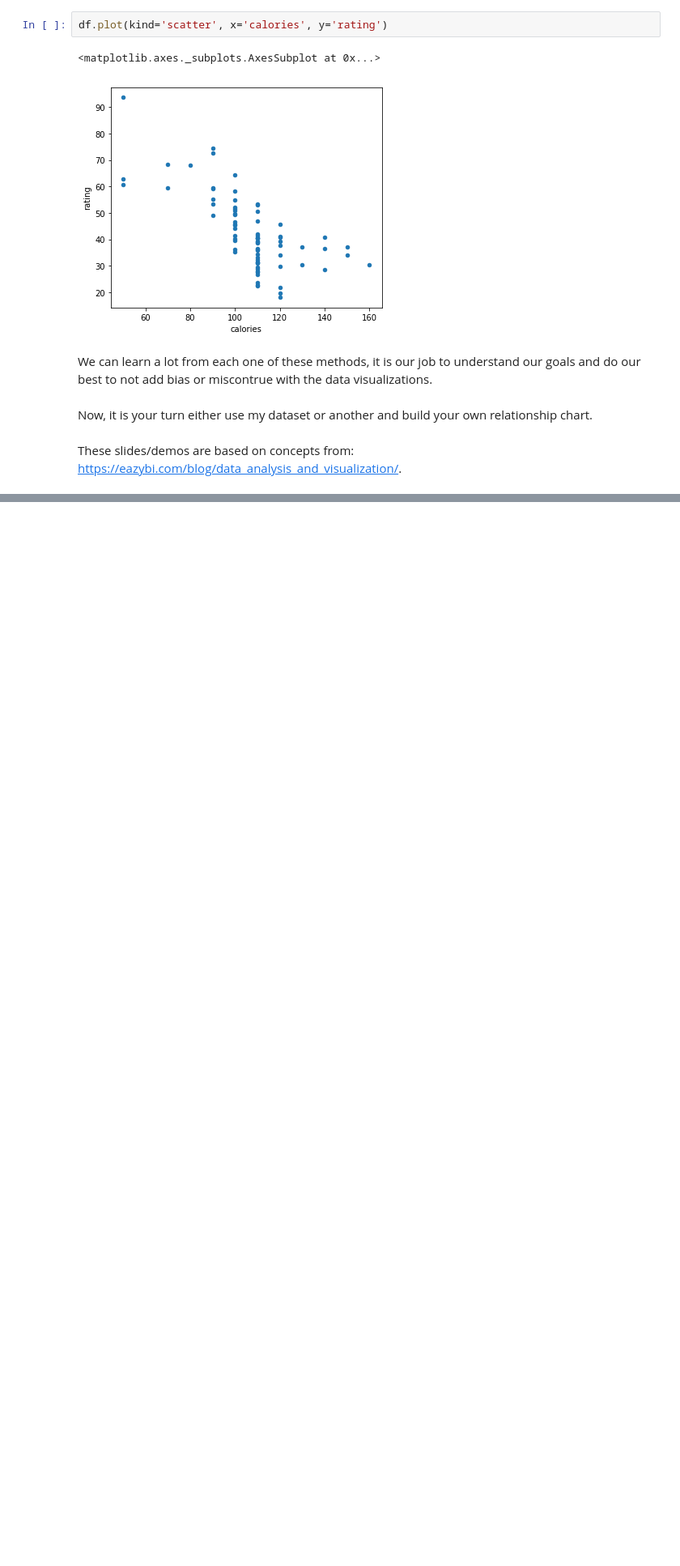
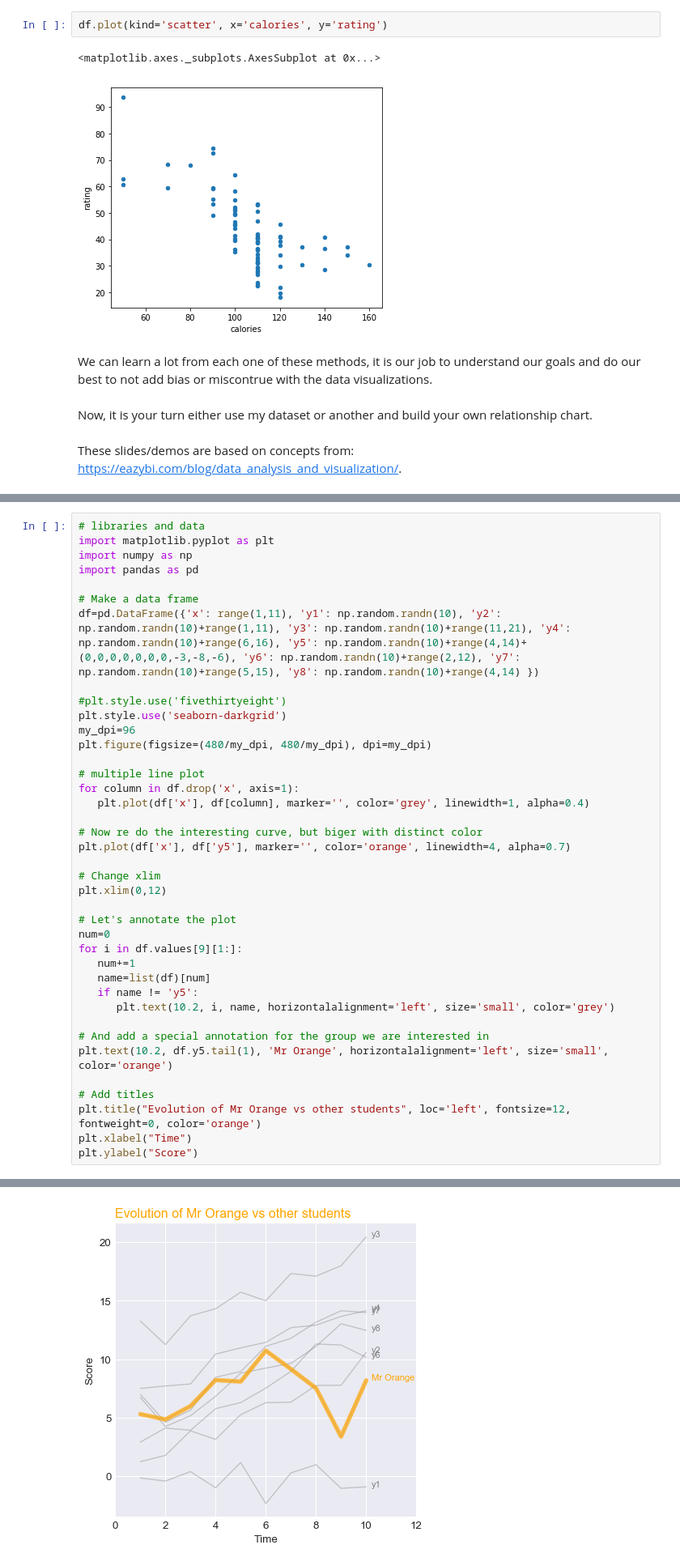
Before and after one commit to NurlanKhamzin/UIUC-iSchool-DataViz, a Jupyter notebook: fall2018/week06/lecture_week06.ipynb, the cells around one changed output, grey strips where cells are left out. Shown at 81% size. Cells and saved outputs as stored; diff of their text form; blank space fills up the shorter version.

```diff
--- a/fall2018/week06/lecture_week06.ipynb
+++ b/fall2018/week06/lecture_week06.ipynb
@@ -204,0 +419,40 @@ These slides/demos are based on concepts from: https://eazybi.com/blog/data_anal
+# %%
+# libraries and data
+import matplotlib.pyplot as plt
+import numpy as np
+import pandas as pd
+
+# Make a data frame
+df=pd.DataFrame({'x': range(1,11), 'y1': np.random.randn(10), 'y2': np.random.randn(10)+range(1,11), 'y3': np.random.randn(10)+range(11,21), 'y4': np.random.randn(10)+range(6,16), 'y5': np.random.randn(10)+range(4,14)+(0,0,0,0,0,0,0,-3,-8,-6), 'y6': np.random.randn(10)+range(2,12), 'y7': np.random.randn(10)+range(5,15), 'y8': np.random.randn(10)+range(4,14) })
+
+#plt.style.use('fivethirtyeight')
+plt.style.use('seaborn-darkgrid')
+my_dpi=96
+plt.figure(figsize=(480/my_dpi, 480/my_dpi), dpi=my_dpi)
+
+# multiple line plot
+for column in df.drop('x', axis=1):
+   plt.plot(df['x'], df[column], marker='', color='grey', linewidth=1, alpha=0.4)
+
+# Now re do the interesting curve, but biger with distinct color
+plt.plot(df['x'], df['y5'], marker='', color='orange', linewidth=4, alpha=0.7)
+
+# Change xlim
+plt.xlim(0,12)
+
+# Let's annotate the plot
+num=0
+for i in df.values[9][1:]:
+   num+=1
+   name=list(df)[num]
+   if name != 'y5':
+      plt.text(10.2, i, name, horizontalalignment='left', size='small', color='grey')
+
+# And add a special annotation for the group we are interested in
+plt.text(10.2, df.y5.tail(1), 'Mr Orange', horizontalalignment='left', size='small', color='orange')
+
+# Add titles
+plt.title("Evolution of Mr Orange vs other students", loc='left', fontsize=12, fontweight=0, color='orange')
+plt.xlabel("Time")
+plt.ylabel("Score")
+# %% [output]
@@ -204,0 +460 @@ These slides/demos are based on concepts from: https://eazybi.com/blog/data_anal
+[figure, added]
```
Also changed, not shown: parts of 37 cells of this notebook, 15 other files.
